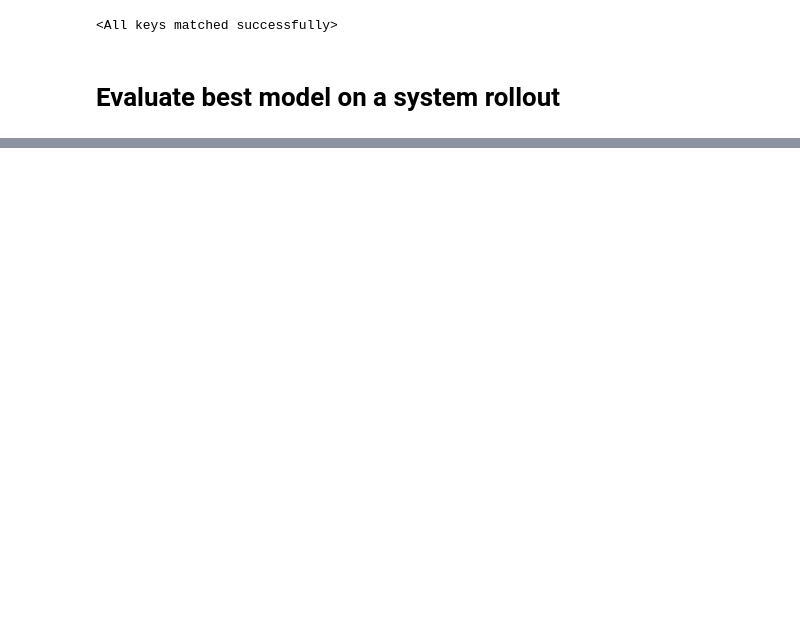
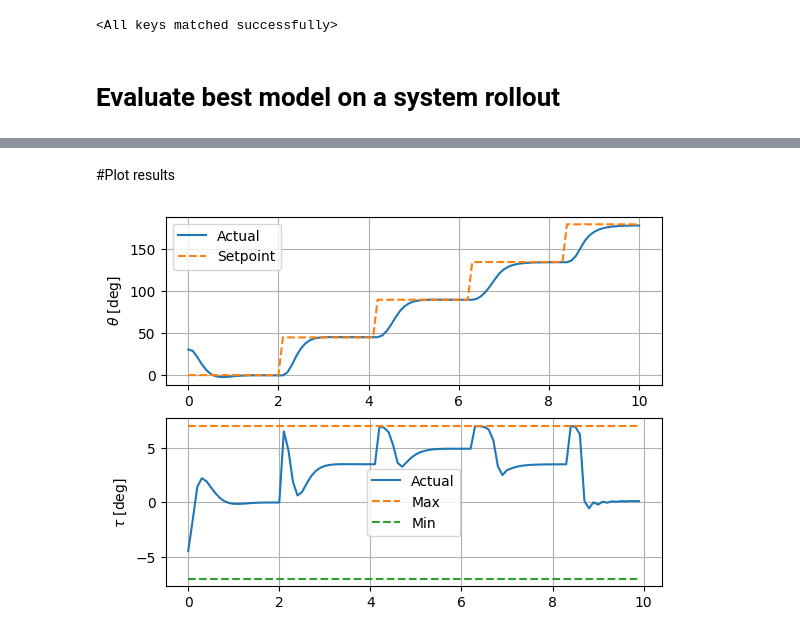
Before and after one commit to simorxb/Neuromancer-Pendulum-Control, a Jupyter notebook: Pendulum-Control.ipynb, the cells around one changed output, grey strips where cells are left out. Drawn from its saved outputs; the diff is of its cells as text; code cells hidden in the pictures; blank space fills up the shorter version.

```diff
--- a/Pendulum-Control.ipynb
+++ b/Pendulum-Control.ipynb
@@ -258,0 +240,32 @@ tensor(1.)
+# %% [markdown]
+#Plot results
+# %%
+time_points = np.arange(0, nsteps+1, 1)*ts
+# constraints bounds
+Umin = umin * np.ones([nsteps, nu])
+Umax = umax * np.ones([nsteps, nu])
+
+# Create figure
+plt.figure()
+
+# Plot response
+plt.subplot(2, 1, 1)
+plt.plot(time_points, trajectories['x'].detach().reshape(nsteps + 1, nx)[:,0]*180/math.pi, label="Actual")
+plt.plot(time_points, trajectories['r'].detach().reshape(nsteps + 1, nref)*180/math.pi, "--", label="Setpoint")
+plt.ylabel(r"$\theta$ [deg]")
+plt.legend()
+plt.grid()
+
+# Plot control input
+plt.subplot(2, 1, 2)
+plt.plot(time_points[0:-1], trajectories['u'].detach().reshape(nsteps, nu), label="Actual")
+plt.plot(time_points[0:-1], Umax, "--", label="Max")
+plt.plot(time_points[0:-1], Umin, "--", label="Min")
+plt.ylabel(r"$\tau$ [deg]")
+plt.legend()
+plt.grid()
+
+# Show plots
+plt.show()
+# %% [output]
+[figure, added]
```
Also changed, not shown: parts of 5 cells of this notebook.
